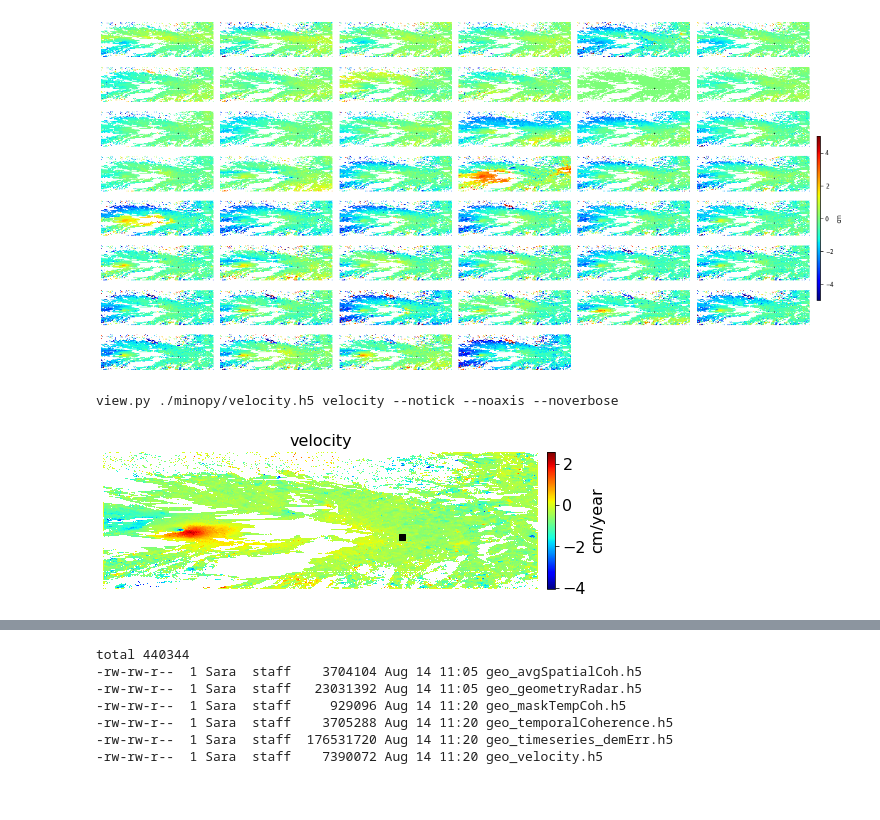
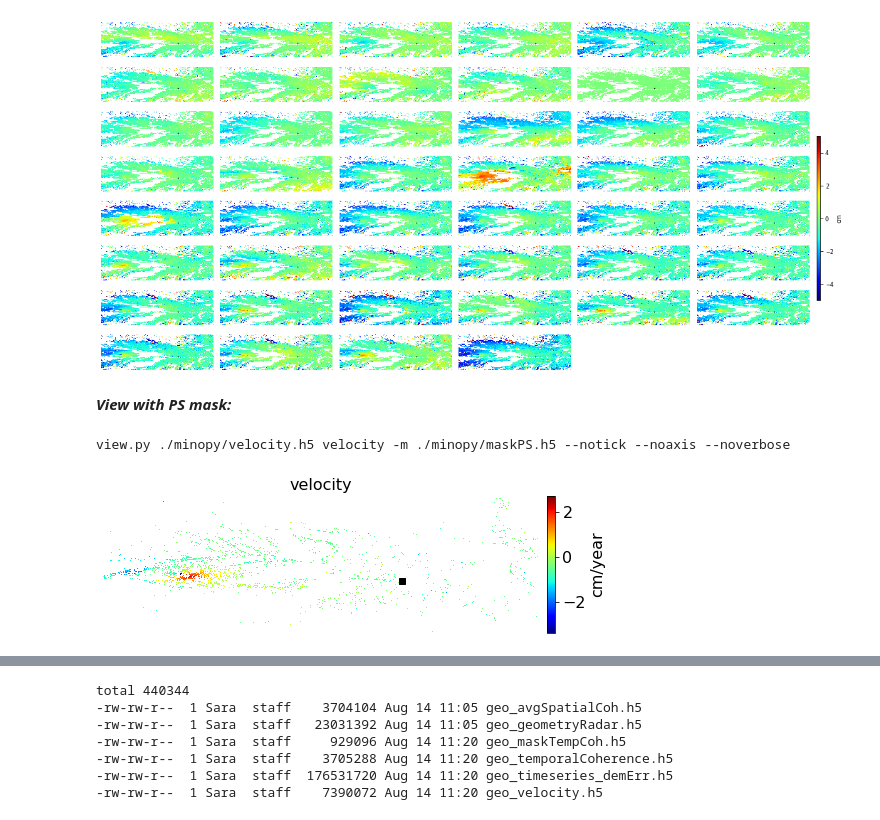
Before and after one commit to insarlab/MiaplPy, a Jupyter notebook: tutorial/minopyApp.ipynb, the cells around one changed output, grey strips where cells are left out. Drawn from its saved outputs; the diff is of its cells as text; code cells hidden in the pictures.

```diff
--- a/tutorial/minopyApp.ipynb
+++ b/tutorial/minopyApp.ipynb
@@ -780,8 +796,10 @@ display range: [-5.0, 5.0] cm
 show colorbar
 showing ...
 [figure]
-# %%
-view.main('./minopy/velocity.h5 velocity --notick --noaxis --noverbose'.split())
-# %% [output]
-view.py ./minopy/velocity.h5 velocity --notick --noaxis --noverbose
-[figure, removed]
+# %% [markdown]
+***View with PS mask:***
+# %%
+view.main('./minopy/velocity.h5 velocity -m ./minopy/maskPS.h5 --notick --noaxis --noverbose'.split())
+# %% [output]
+view.py ./minopy/velocity.h5 velocity -m ./minopy/maskPS.h5 --notick --noaxis --noverbose
+[figure, added]
```
Also changed, not shown: parts of 27 cells of this notebook, 18 other files.
